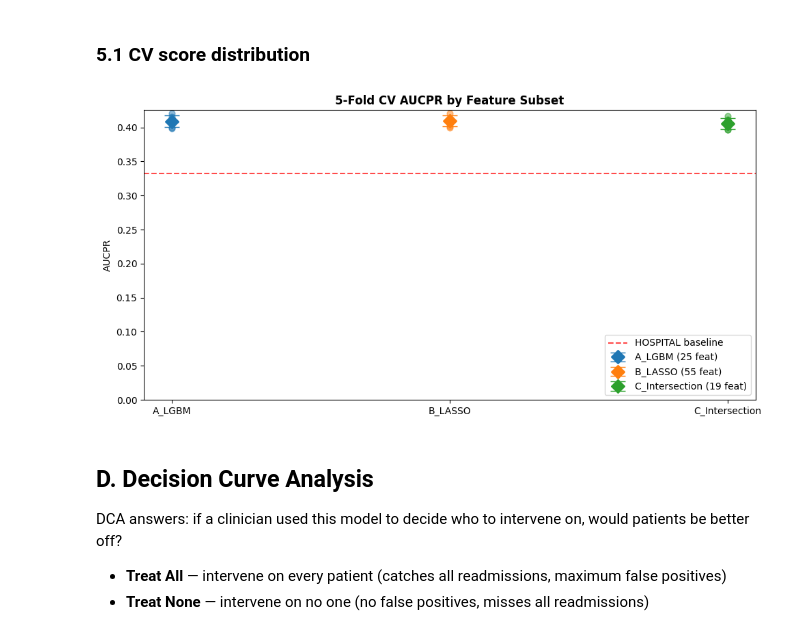
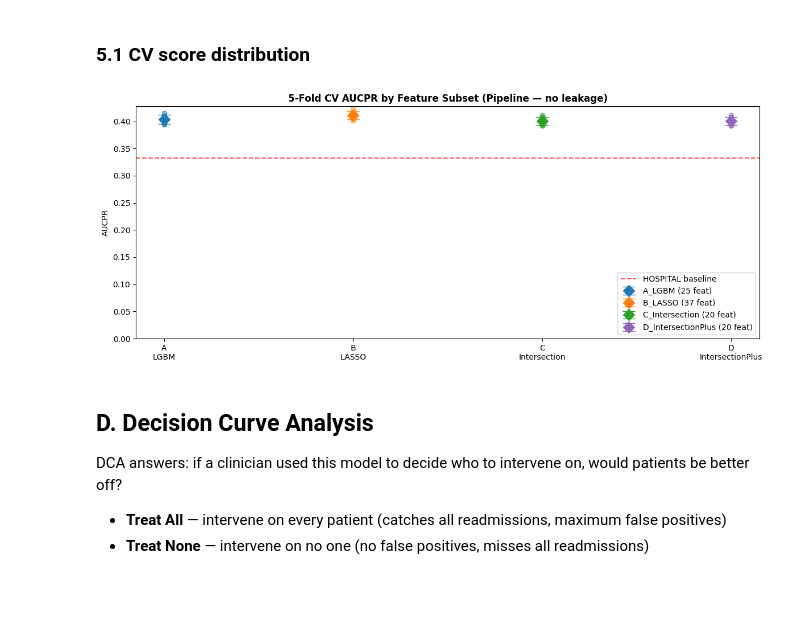
Before and after one commit to DanHerman212/enterprise_clinical_copilot, a Jupyter notebook: projects/mlops/notebooks/feature_selection.ipynb, the cells around one changed output. Cells and saved outputs as stored; diff of their text form; code cells hidden in the pictures; blank space fills up the shorter version.

```diff
--- a/projects/mlops/notebooks/feature_selection.ipynb
+++ b/projects/mlops/notebooks/feature_selection.ipynb
@@ -296,10 +415,22 @@ subset_a = [f for f in gain_df.head(LGBM_TOP_K)["feature"] if f in lgbm_confirme
 subset_b = lasso_df[lasso_df.selected]["feature"].tolist()
 subset_c = [f for f in subset_a if f in subset_b]
 
+# Intersection-Plus: intersection of A and B, plus any LGBM top-10 not already
+# included. Balances both perspectives at ~20-30 features.
+lgbm_top10 = set(gain_df.head(10)["feature"])
+subset_d = list(dict.fromkeys(subset_c + [f for f in gain_df["feature"]
+                                          if f in lgbm_top10 and f not in subset_c]))
+
 print(f"Subset A (LGBM top-{LGBM_TOP_K}, Boruta-confirmed): {len(subset_a)} features")
-print(f"Subset B (LASSO selected):                        {len(subset_b)} features")
-print(f"Subset C (Intersection A ∩ B):                     {len(subset_c)} features")
+print(f"Subset B (LASSO selected, C-tuned):                 {len(subset_b)} features")
+print(f"Subset C (Intersection A ∩ B):                      {len(subset_c)} features")
+print(f"Subset D (Intersection-Plus):                       {len(subset_d)} features")
 
-subsets = {"A_LGBM": subset_a, "B_LASSO": subset_b, "C_Intersection": subset_c}
+subsets = {
+    "A_LGBM": subset_a,
+    "B_LASSO": subset_b,
+    "C_Intersection": subset_c,
+    "D_IntersectionPlus": subset_d,
+}
 # %% [output]
 Subset A (LGBM top-25, Boruta-confirmed): 25 features
@@ -350,27 +528,34 @@ print(f"\n✓ Winner: {winner}  (AUCPR = {results[winner]['mean_aucpr']:.4f})")
 # %% [markdown]
 ### 5.1 CV score distribution
 # %%
-fig, ax = plt.subplots(figsize=(10, 5))
+fig, ax = plt.subplots(figsize=(12, 5))
 positions = range(len(results))
 
-colors = {"A_LGBM": "#1f77b4", "B_LASSO": "#ff7f0e", "C_Intersection": "#2ca02c"}
+colors = {
+    "A_LGBM": "#1f77b4",
+    "B_LASSO": "#ff7f0e",
+    "C_Intersection": "#2ca02c",
+    "D_IntersectionPlus": "#9467bd",
+}
 for i, (name, res) in enumerate(results.items()):
-    ax.scatter([i] * 5, res["fold_scores"], alpha=0.5, s=40, color=colors[name])
+    ax.scatter([i] * len(res["fold_scores"]), res["fold_scores"],
+               alpha=0.5, s=40, color=colors.get(name, "#888888"))
     ax.errorbar(i, res["mean_aucpr"], yerr=res["std_aucpr"],
                 fmt="D", capsize=8, markersize=10, linewidth=2,
-                color=colors[name], label=f"{name} ({res['n_features']} feat)")
+                color=colors.get(name, "#888888"),
+                label=f"{name} ({res['n_features']} feat)")
 
 ax.axhline(y=0.3325, color="red", linestyle="--", alpha=0.7, label="HOSPITAL baseline")
 ax.set_xticks(positions)
-ax.set_xticklabels(results.keys())
+ax.set_xticklabels([k.replace('_', '\n') for k in results.keys()])
 ax.set_ylabel("AUCPR")
-ax.set_title("5-Fold CV AUCPR by Feature Subset", fontweight="bold")
+ax.set_title("5-Fold CV AUCPR by Feature Subset (Pipeline — no leakage)", fontweight="bold")
 ax.legend(loc="lower right")
 ax.set_ylim(0.0, None)
 plt.tight_layout()
 plt.show()
 # %% [output]
-[figure, old version]
+[figure, new version]
 # %% [markdown]
 ## D. Decision Curve Analysis
 
```
Also changed, not shown: parts of 12 cells of this notebook, 1 other file.
